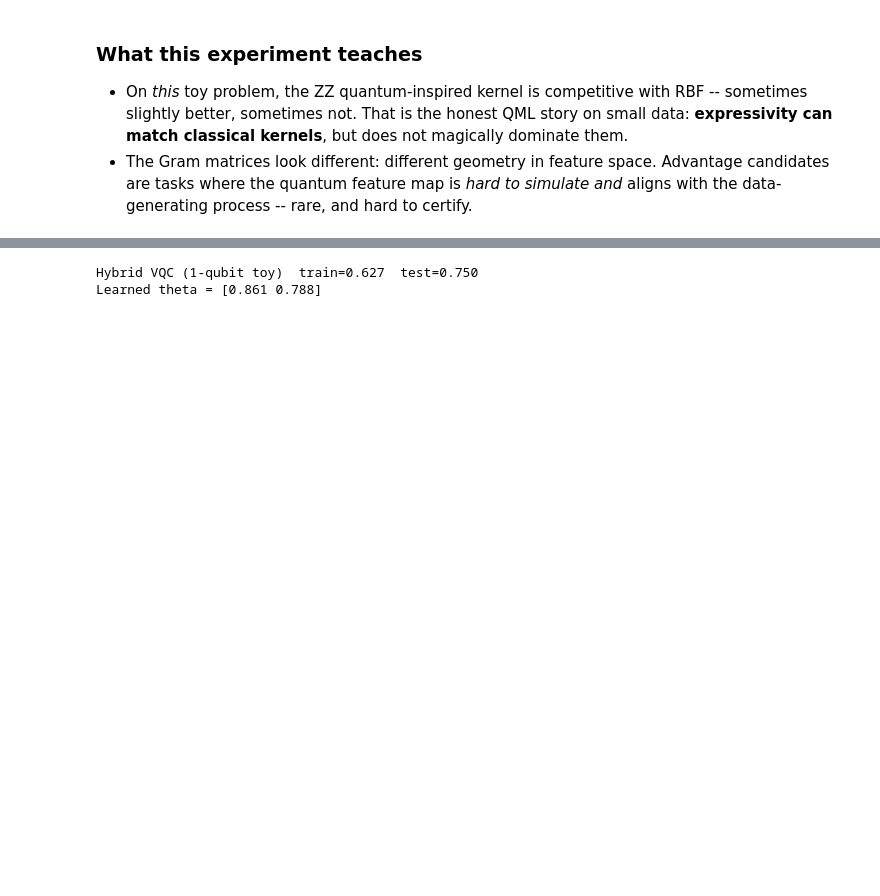
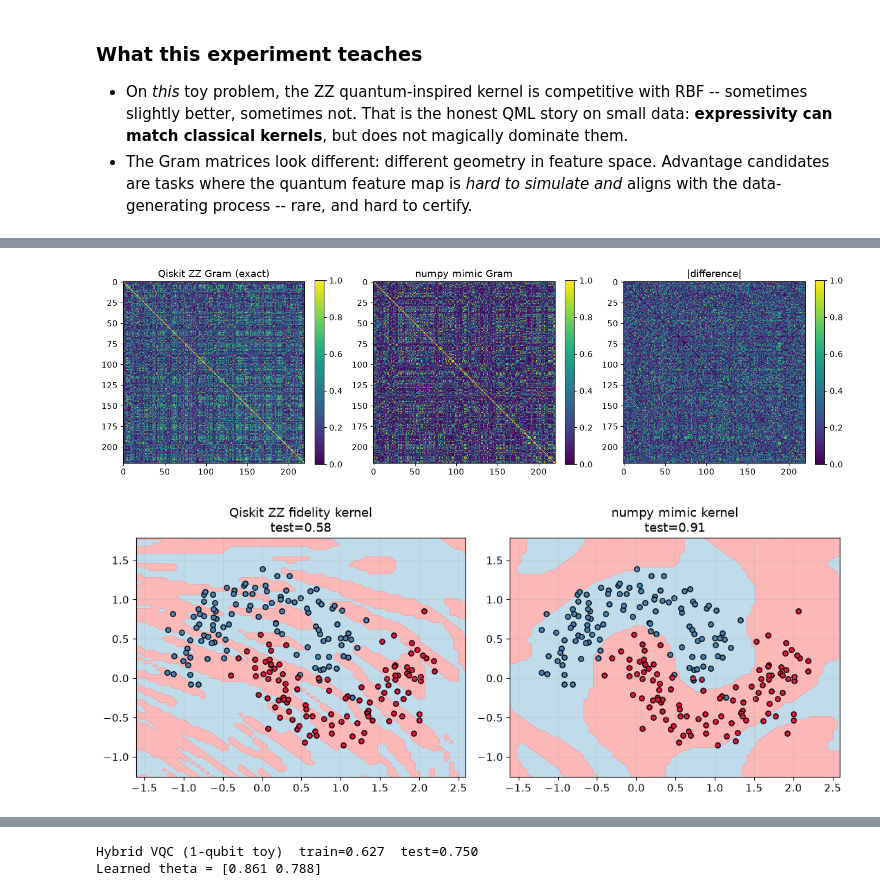
Before and after one commit to balda-90/Optics_Quantum_Information, a Jupyter notebook: quantum/00_Paper_study/05_quantum_ml_advantage.ipynb, the cells around one changed output, grey strips where cells are left out. Cells and saved outputs as stored; diff of their text form; code cells hidden in the pictures; blank space fills up the shorter version.

```diff
--- a/quantum/00_Paper_study/05_quantum_ml_advantage.ipynb
+++ b/quantum/00_Paper_study/05_quantum_ml_advantage.ipynb
@@ -415,0 +521,28 @@ plt.show()
+# %%
+fig, axes = plt.subplots(1, 3, figsize=(14, 4.0))
+for ax, M, ttl in zip(axes,
+                      [Kq_train, Km_train, np.abs(Kq_train - Km_train)],
+                      ['Qiskit ZZ Gram (exact)', 'numpy mimic Gram', '|difference|']):
+    im = ax.imshow(M, cmap='viridis', vmin=0, vmax=1)
+    ax.set_title(ttl)
+    ax.grid(False)
+    fig.colorbar(im, ax=ax, fraction=0.046)
+plt.tight_layout()
+plt.show()
+
+fig, axes = plt.subplots(1, 2, figsize=(11, 4.5))
+plot_decision(
+    axes[0],
+    lambda G: (fidelity_kernel(qiskit_features((G - mu) / sd), Phi_train) @ alpha_qk > 0).astype(int),
+    X_train, y_train, f'Qiskit ZZ fidelity kernel\ntest={acc_qk_te:.2f}', res=70,
+)
+plot_decision(
+    axes[1],
+    lambda G: predict_qkernel(Xs_train, (G - mu) / sd, alpha_q, scale_q)[0],
+    X_train, y_train, f'numpy mimic kernel\ntest={acc_q_te:.2f}', res=70,
+)
+plt.tight_layout()
+plt.show()
+# %% [output]
+[figure, added]
+[figure, added]
```
Also changed, not shown: parts of 30 cells of this notebook, 1 other file.
